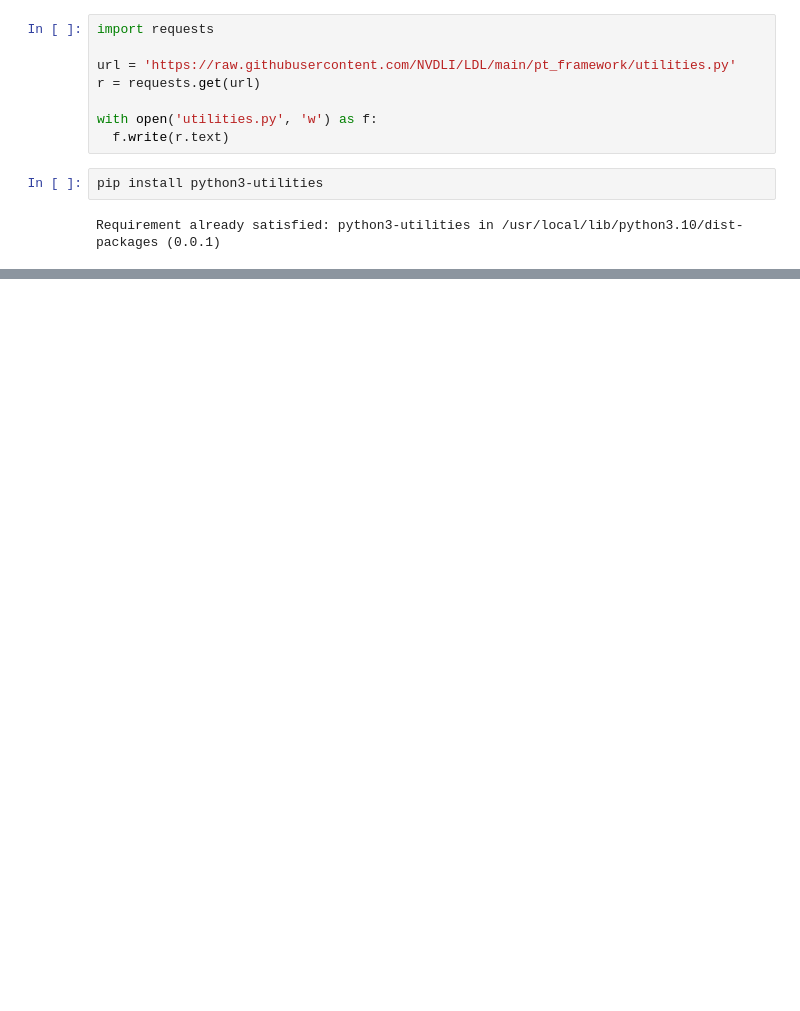
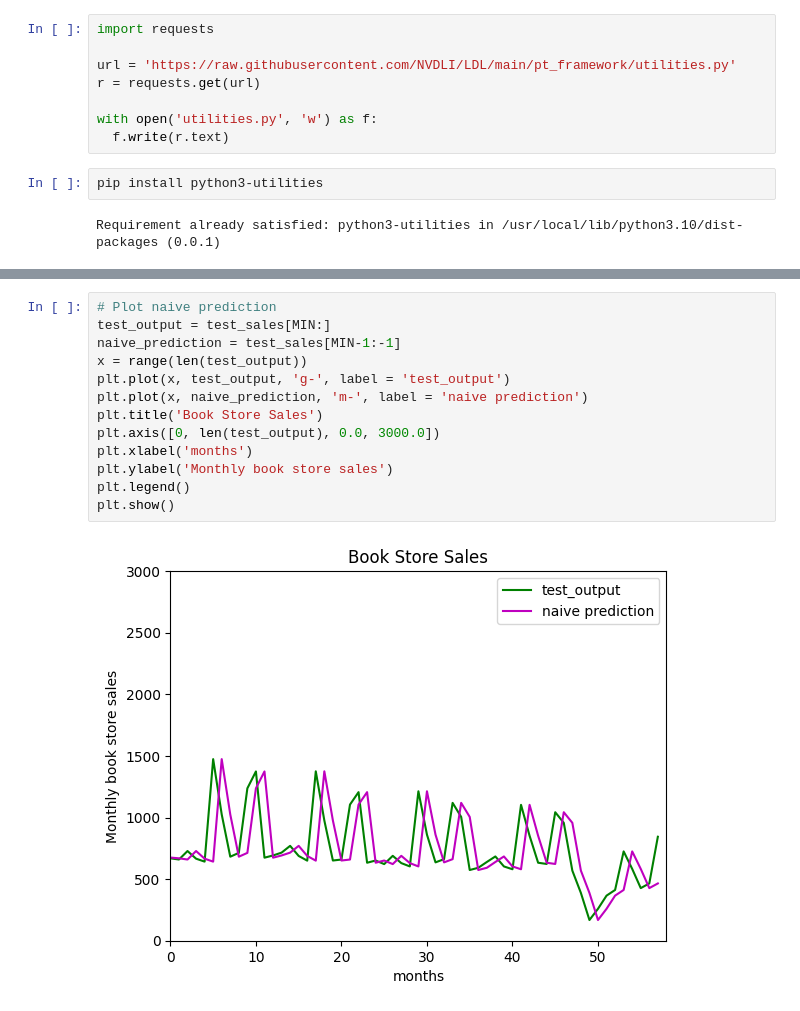
Before and after one commit to Shokhzod2202/AI-Application, a Jupyter notebook: Week11Lab.ipynb, the cells around one changed output, grey strips where cells are left out. Drawn from its saved outputs; the diff is of its cells as text; blank space fills up the shorter version.

```diff
--- a/Week11Lab.ipynb
+++ b/Week11Lab.ipynb
@@ -46,0 +58,15 @@ test_sales = sales[split:]
+# %%
+# Plot naive prediction
+test_output = test_sales[MIN:]
+naive_prediction = test_sales[MIN-1:-1]
+x = range(len(test_output))
+plt.plot(x, test_output, 'g-', label = 'test_output')
+plt.plot(x, naive_prediction, 'm-', label = 'naive prediction')
+plt.title('Book Store Sales')
+plt.axis([0, len(test_output), 0.0, 3000.0])
+plt.xlabel('months')
+plt.ylabel('Monthly book store sales')
+plt.legend()
+plt.show()
+# %% [output]
+[figure, added]
```
Also changed, not shown: parts of 6 cells of this notebook.
